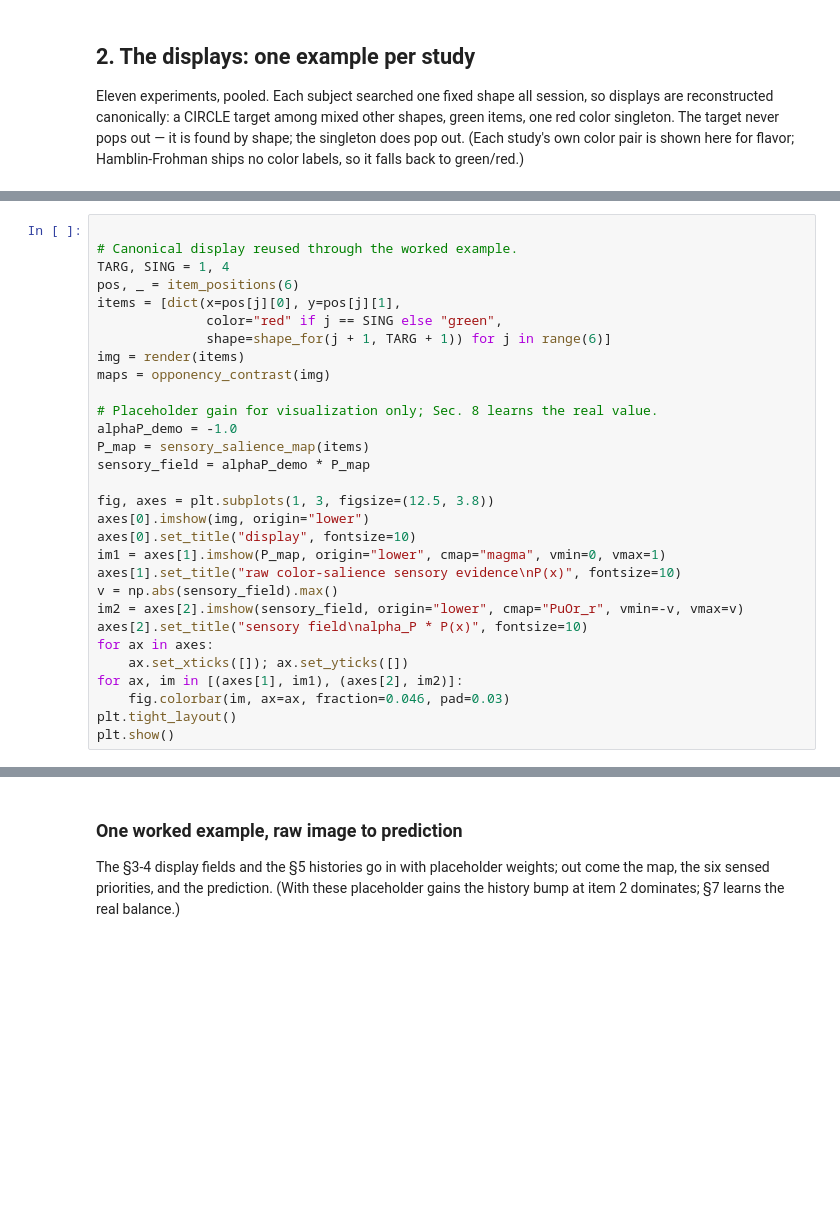
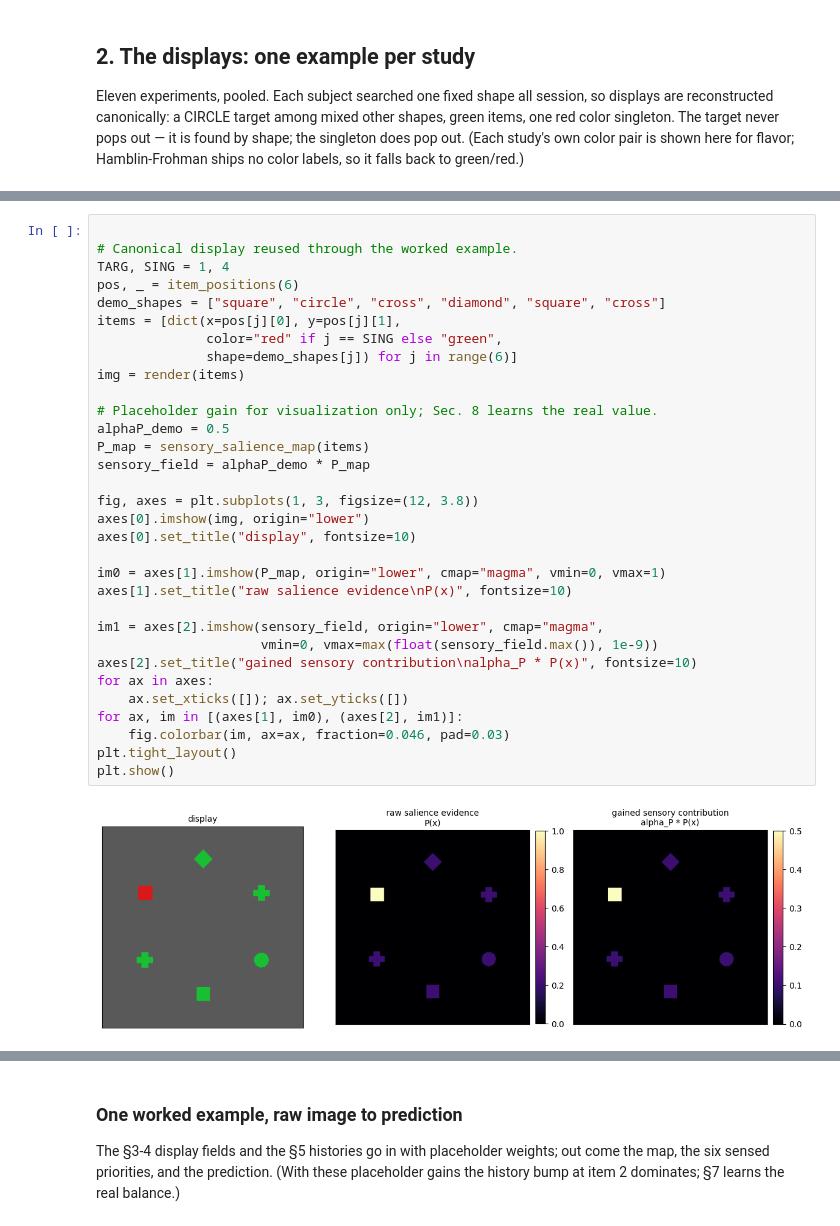
Before and after one commit to HanZhang-psych/Ego-Spatial-Sense, a Jupyter notebook: Visual-Search/tutorial_visual_search.ipynb, the cells around one changed output, grey strips where cells are left out. Saved outputs shown, nothing was run; the diff lists cells and outputs as text; blank space fills up the shorter version.

```diff
--- a/Visual-Search/tutorial_visual_search.ipynb
+++ b/Visual-Search/tutorial_visual_search.ipynb
@@ -156,31 +118,35 @@ in play.
 # %%
 
 # Canonical display reused through the worked example.
 TARG, SING = 1, 4
 pos, _ = item_positions(6)
+demo_shapes = ["square", "circle", "cross", "diamond", "square", "cross"]
 items = [dict(x=pos[j][0], y=pos[j][1],
               color="red" if j == SING else "green",
-              shape=shape_for(j + 1, TARG + 1)) for j in range(6)]
+              shape=demo_shapes[j]) for j in range(6)]
 img = render(items)
-maps = opponency_contrast(img)
 
 # Placeholder gain for visualization only; Sec. 8 learns the real value.
-alphaP_demo = -1.0
+alphaP_demo = 0.5
 P_map = sensory_salience_map(items)
 sensory_field = alphaP_demo * P_map
 
-fig, axes = plt.subplots(1, 3, figsize=(12.5, 3.8))
+fig, axes = plt.subplots(1, 3, figsize=(12, 3.8))
 axes[0].imshow(img, origin="lower")
 axes[0].set_title("display", fontsize=10)
-im1 = axes[1].imshow(P_map, origin="lower", cmap="magma", vmin=0, vmax=1)
-axes[1].set_title("raw color-salience sensory evidence\nP(x)", fontsize=10)
-v = np.abs(sensory_field).max()
-im2 = axes[2].imshow(sensory_field, origin="lower", cmap="PuOr_r", vmin=-v, vmax=v)
-axes[2].set_title("sensory field\nalpha_P * P(x)", fontsize=10)
+
+im0 = axes[1].imshow(P_map, origin="lower", cmap="magma", vmin=0, vmax=1)
+axes[1].set_title("raw salience evidence\nP(x)", fontsize=10)
+
+im1 = axes[2].imshow(sensory_field, origin="lower", cmap="magma",
+                     vmin=0, vmax=max(float(sensory_field.max()), 1e-9))
+axes[2].set_title("gained sensory contribution\nalpha_P * P(x)", fontsize=10)
 for ax in axes:
     ax.set_xticks([]); ax.set_yticks([])
-for ax, im in [(axes[1], im1), (axes[2], im2)]:
+for ax, im in [(axes[1], im0), (axes[2], im1)]:
     fig.colorbar(im, ax=ax, fraction=0.046, pad=0.03)
 plt.tight_layout()
 plt.show()
+# %% [output]
+[figure, added]
 # %% [markdown]
```
Also changed, not shown: parts of 35 cells of this notebook, 17 other files.
